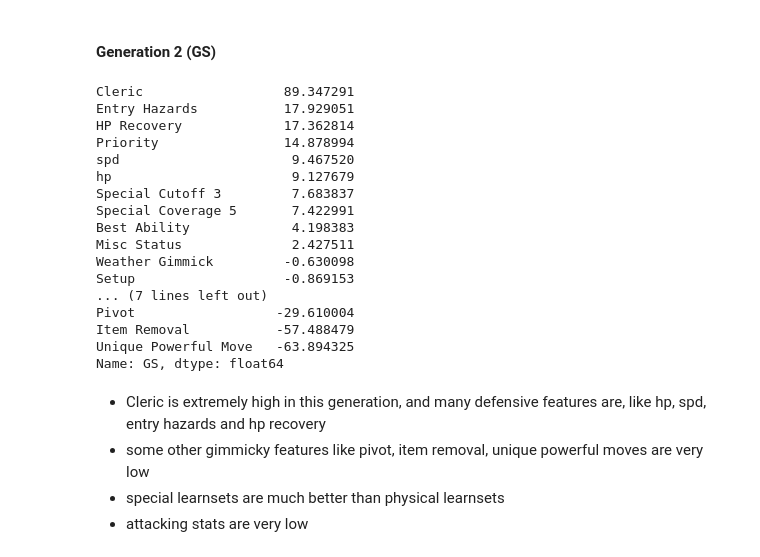
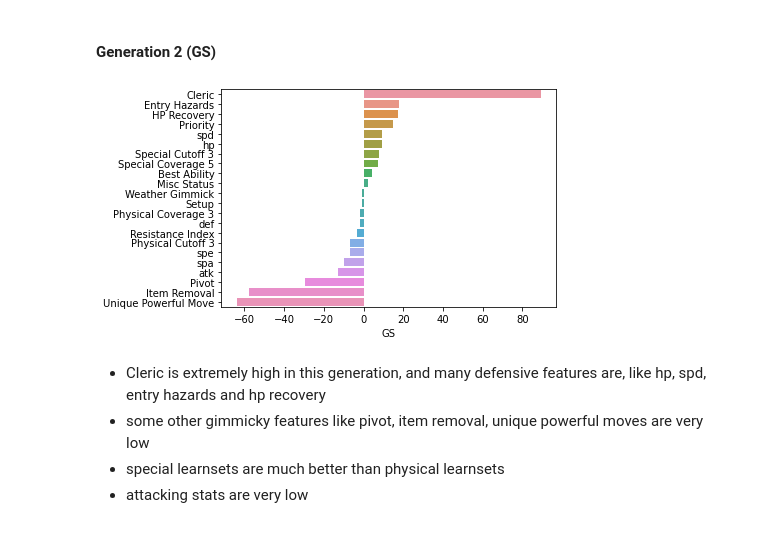
Before and after one commit to MZNewman/Springboard, a Jupyter notebook: SecondCapstone/Modeling_Application.ipynb, the cells around one changed output. Drawn from its saved outputs; the diff is of its cells as text; code cells hidden in the pictures.

```diff
--- a/SecondCapstone/Modeling_Application.ipynb
+++ b/SecondCapstone/Modeling_Application.ipynb
@@ -662,25 +647,10 @@ What do we notice?:
 # %% [markdown]
 #### Generation 2 (GS)
 # %%
-X_mean_diff.sort_values('GS', axis=1, ascending=False).T['GS']
+sns.barplot(x='GS', y=X_mean_diff.sort_values('GS', axis=1, ascending=False).T.index, data=X_mean_diff.sort_values('GS', axis=1, ascending=False).T)
+plt.show()
 # %% [output]
-Cleric                  89.347291
-Entry Hazards           17.929051
-HP Recovery             17.362814
-Priority                14.878994
-spd                      9.467520
-hp                       9.127679
-Special Cutoff 3         7.683837
-Special Coverage 5       7.422991
-Best Ability             4.198383
-Misc Status              2.427511
-Weather Gimmick         -0.630098
-Setup                   -0.869153
-... (7 lines left out)
-Pivot                  -29.610004
-Item Removal           -57.488479
-Unique Powerful Move   -63.894325
-Name: GS, dtype: float64
+[figure, added]
 # %% [markdown]
 - Cleric is extremely high in this generation, and many defensive features are, like hp, spd, entry hazards and hp recovery
 - some other gimmicky features like pivot, item removal, unique powerful moves are very low
```
Also changed, not shown: parts of 27 cells of this notebook.
